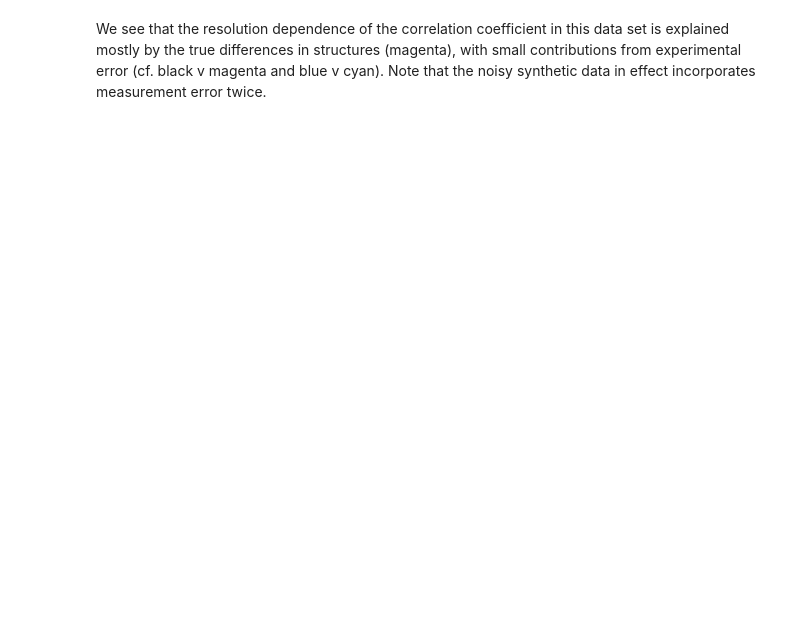
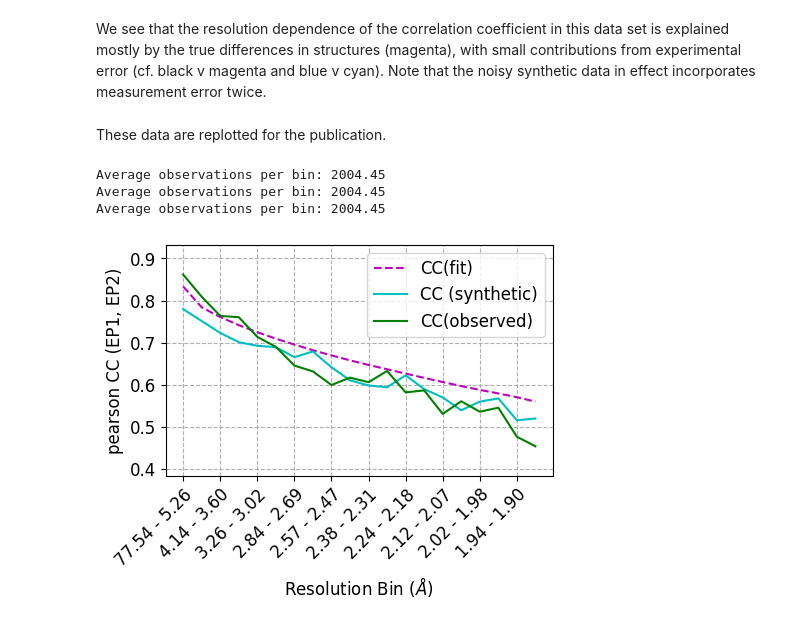
Before and after one commit to Hekstra-Lab/dw, a Jupyter notebook: 2b_Measurement_error_res_dependence.ipynb, the cells around one changed output. Cells and saved outputs as stored; diff of their text form; code cells hidden in the pictures; blank space fills up the shorter version.

```diff
--- a/2b_Measurement_error_res_dependence.ipynb
+++ b/2b_Measurement_error_res_dependence.ipynb
@@ -382,2 +391,33 @@ Average observations per bin: 1506.3
 # %% [markdown]
 We see that the resolution dependence of the correlation coefficient in this data set is explained mostly by the true differences in structures (magenta), with small contributions from experimental error (cf. black v magenta and blue v cyan). Note that the noisy synthetic data in effect incorporates measurement error twice.
+# %% [markdown]
+These data are replotted for the publication.
+# %%
+result_1, labels_1 = plots.compute_cc(ds1_2_fake,labels=["EP_1_obs","EP_2_obs"],nbins=20,method="pearson")
+result_2, labels_2 = plots.compute_cc(ds1_2_fake,labels=["EP_1",    "EP_2"],    nbins=20,method="pearson")
+result_3, labels_3 = plots.compute_cc(ds1_2,     labels=[EP1_label,  EP2_label],nbins=20,method="pearson")
+
+res_range = np.zeros([20,1])
+for i in range(len(labels_1)):
+    tmp1 = float(labels_1[i].split()[0])
+    tmp3 = float(labels_1[i].split()[2])
+    tmp2 = np.sqrt(tmp1*tmp3) # geom mean
+    res_range[i] = tmp2
+
+plt.figure(figsize=(5,3))
+plt.plot(np.arange(20), ((a*np.exp(-b/(res_range**2)))**2).flatten(),'m--',label="correlation implied by (a,b) without meas error") # this is correct for acentrics
+plots.plot_by_res_bin(result_2, labels_2,color='c')
+plots.plot_by_res_bin(result_3, labels_3,color='g')
+plt.legend(["CC(fit)", "CC (synthetic)", "CC(observed)"])
+ylim=plt.ylim()
+plt.xticks(np.arange(20)[::2])
+plt.ylim([np.amax([0,ylim[0]-0.05]),np.amin([1,ylim[1]+0.05])])
+plt.ylabel("pearson CC (EP1, EP2)")
+plt.savefig(fig_dir+os.path.basename(data_set_pairs[example][0]) + "_" + \
+            os.path.basename(data_set_pairs[example][1]) + "_res_dependent_r.svg")
+plt.show()
+# %% [output]
+Average observations per bin: 2004.45
+Average observations per bin: 2004.45
+Average observations per bin: 2004.45
+[figure, added]
```
Also changed, not shown: parts of 11 cells of this notebook, 42 other files.
